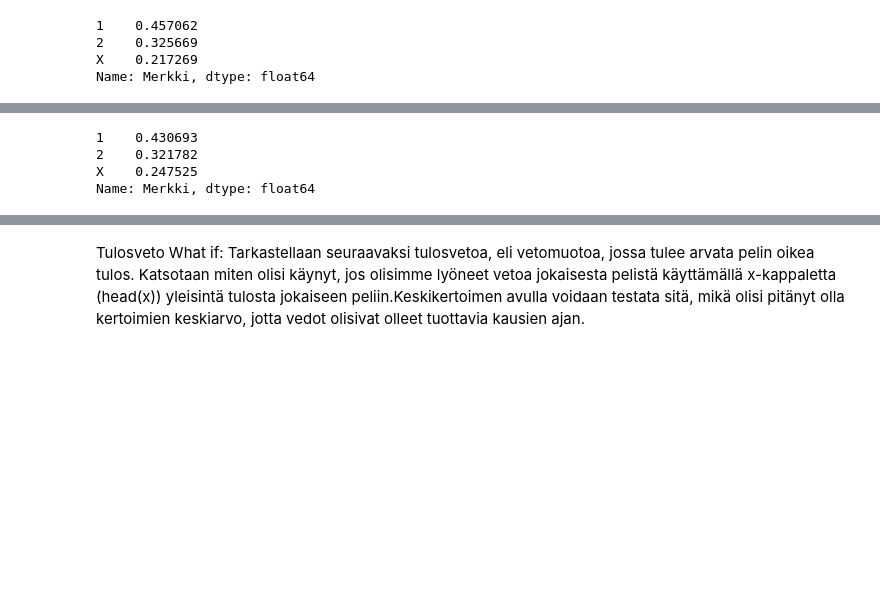
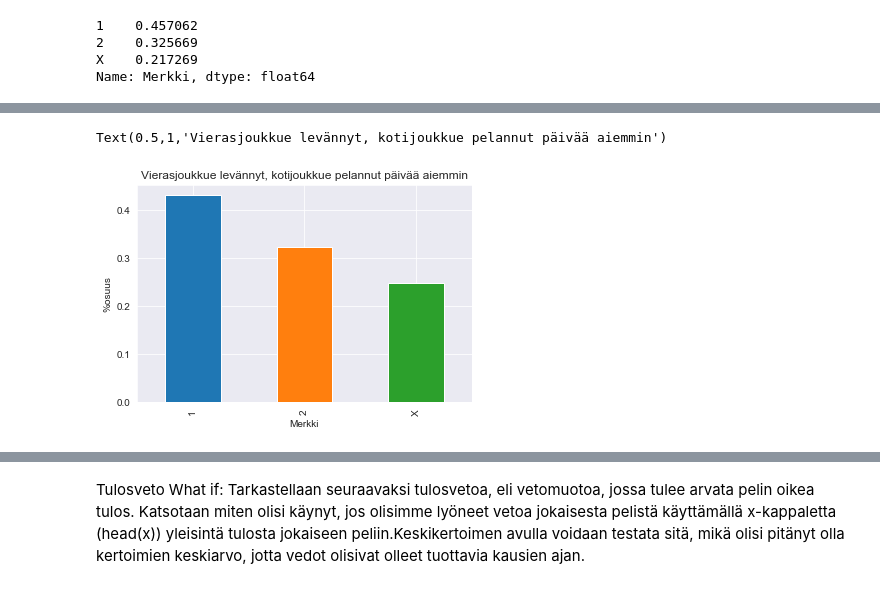
Before and after one commit to miquelmos/liiga-analyysi, a Jupyter notebook: Liiga-analyysi.ipynb, the cells around one changed output, grey strips where cells are left out. Saved outputs shown, nothing was run; the diff lists cells and outputs as text; code cells hidden in the pictures; blank space fills up the shorter version.

```diff
--- a/Liiga-analyysi.ipynb
+++ b/Liiga-analyysi.ipynb
@@ -352,12 +362,11 @@ Name: Merkki, dtype: float64
 # %%
 #Vierasjoukkue levännyt, kotijoukkue pelannut päivää aiemmin
 #Pelejä vain 202 kpl viimeisen kymmenen vuoden aikana
-df[(df.Koti_pelasi_eilen == 1) & (df.Vieras_pelasi_eilen == 0)].Merkki.value_counts(normalize=True)
+df[(df.Koti_pelasi_eilen == 1) & (df.Vieras_pelasi_eilen == 0)].Merkki.value_counts(normalize=True).plot(kind='bar').set(xlabel='Merkki', ylabel='%osuus')
+plt.title('Vierasjoukkue levännyt, kotijoukkue pelannut päivää aiemmin')
 # %% [output]
-1    0.430693
-2    0.321782
-X    0.247525
-Name: Merkki, dtype: float64
+Text(0.5,1,'Vierasjoukkue levännyt, kotijoukkue pelannut päivää aiemmin')
+[figure, added]
 # %%
 #Molemmat pelanneet edellisenä päivänä
 #Pelejä yhteensä 376 kpl kymmenen vuoden aikana
```
Also changed, not shown: parts of 10 cells of this notebook.
